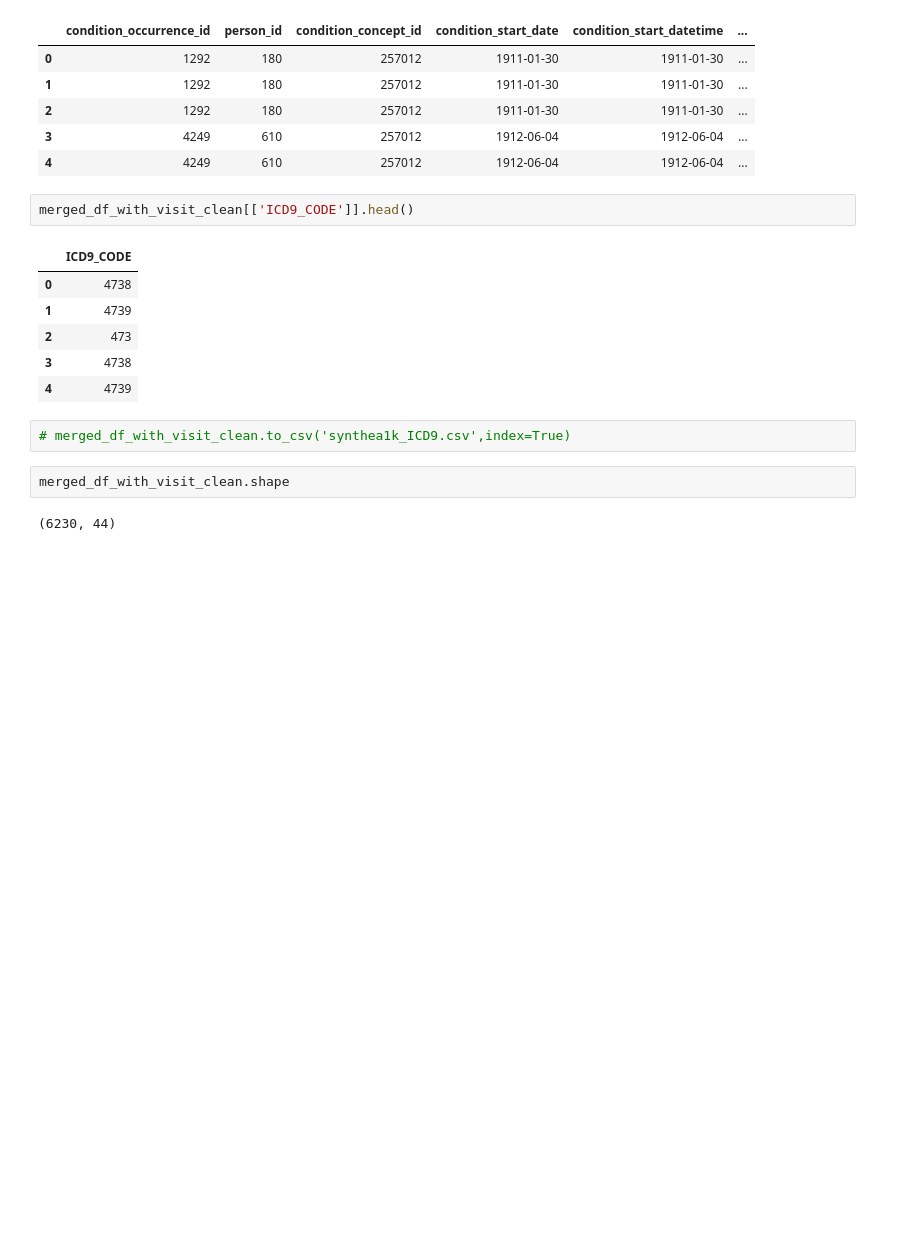
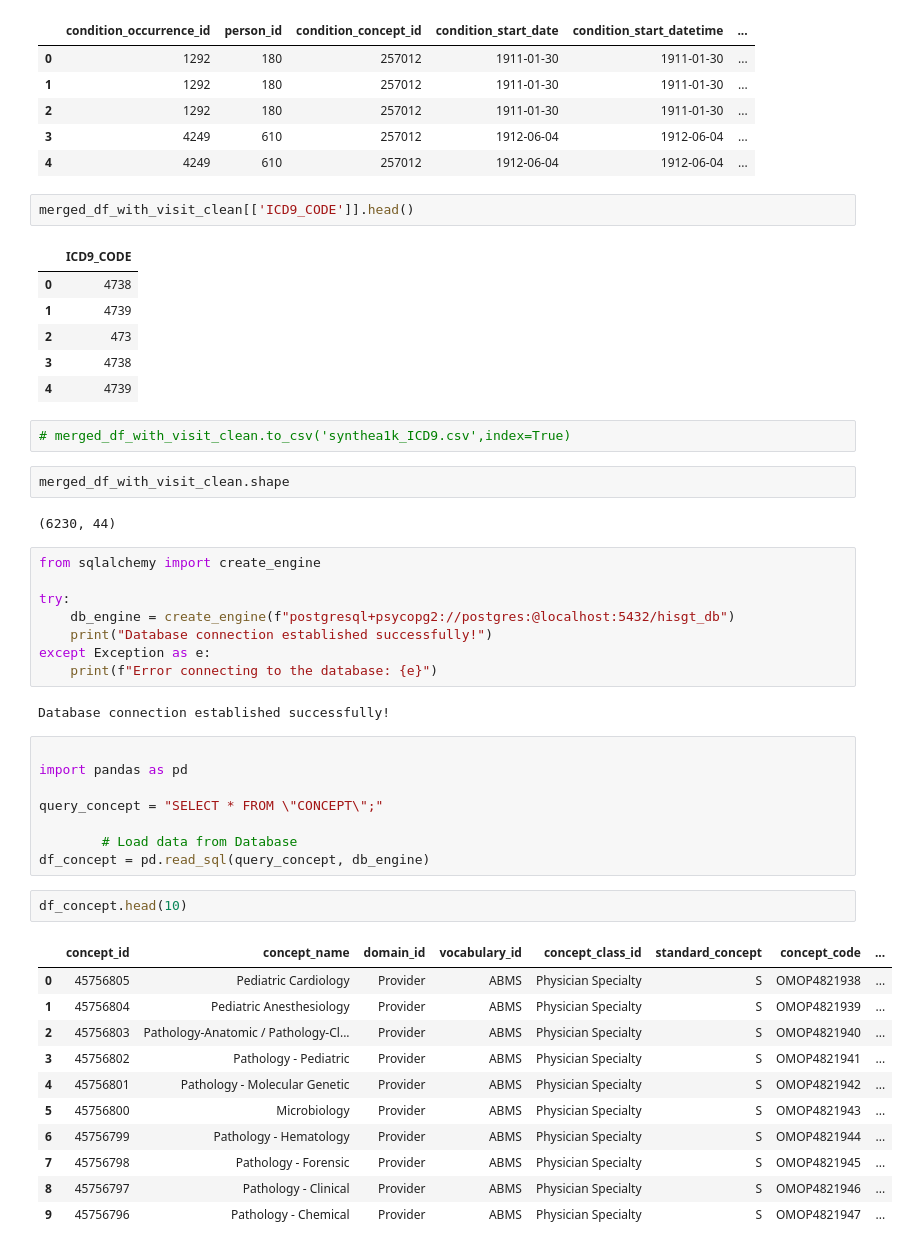
Before and after one commit to amirhkr/HiSGT, a Jupyter notebook: data/synthea/1k/data_prep.ipynb, the cells around one changed output. Drawn from its saved outputs; the diff is of its cells as text; blank space fills up the shorter version.

```diff
--- a/data/synthea/1k/data_prep.ipynb
+++ b/data/synthea/1k/data_prep.ipynb
@@ -299,3 +301,35 @@ merged_df_with_visit_clean[['ICD9_CODE']].head()
 merged_df_with_visit_clean.shape
 # %% [output]
 (6230, 44)
+# %%
+from sqlalchemy import create_engine
+
+try:
+    db_engine = create_engine(f"postgresql+psycopg2://postgres:@localhost:5432/hisgt_db")
+    print("Database connection established successfully!")
+except Exception as e:
+    print(f"Error connecting to the database: {e}")
+# %% [output]
+Database connection established successfully!
+# %%
+
+import pandas as pd
+
+query_concept = "SELECT * FROM \"CONCEPT\";"
+
+        # Load data from Database
+df_concept = pd.read_sql(query_concept, db_engine)
+# %%
+df_concept.head(10)
+# %% [output]
+|  | concept_id | concept_name | domain_id | vocabulary_id | concept_class_id | standard_concept | concept_code | ... |
+| 0 | 45756805 | Pediatric Cardiology | Provider | ABMS | Physician Specialty | S | OMOP4821938 | ... |
+| 1 | 45756804 | Pediatric Anesthesiology | Provider | ABMS | Physician Specialty | S | OMOP4821939 | ... |
+| 2 | 45756803 | Pathology-Anatomic / Pathology-Cl... | Provider | ABMS | Physician Specialty | S | OMOP4821940 | ... |
+| 3 | 45756802 | Pathology - Pediatric | Provider | ABMS | Physician Specialty | S | OMOP4821941 | ... |
+| 4 | 45756801 | Pathology - Molecular Genetic | Provider | ABMS | Physician Specialty | S | OMOP4821942 | ... |
+| 5 | 45756800 | Microbiology | Provider | ABMS | Physician Specialty | S | OMOP4821943 | ... |
+| 6 | 45756799 | Pathology - Hematology | Provider | ABMS | Physician Specialty | S | OMOP4821944 | ... |
+| 7 | 45756798 | Pathology - Forensic | Provider | ABMS | Physician Specialty | S | OMOP4821945 | ... |
+| 8 | 45756797 | Pathology - Clinical | Provider | ABMS | Physician Specialty | S | OMOP4821946 | ... |
+| 9 | 45756796 | Pathology - Chemical | Provider | ABMS | Physician Specialty | S | OMOP4821947 | ... |
```
Also changed, not shown: parts of 3 cells of this notebook.
